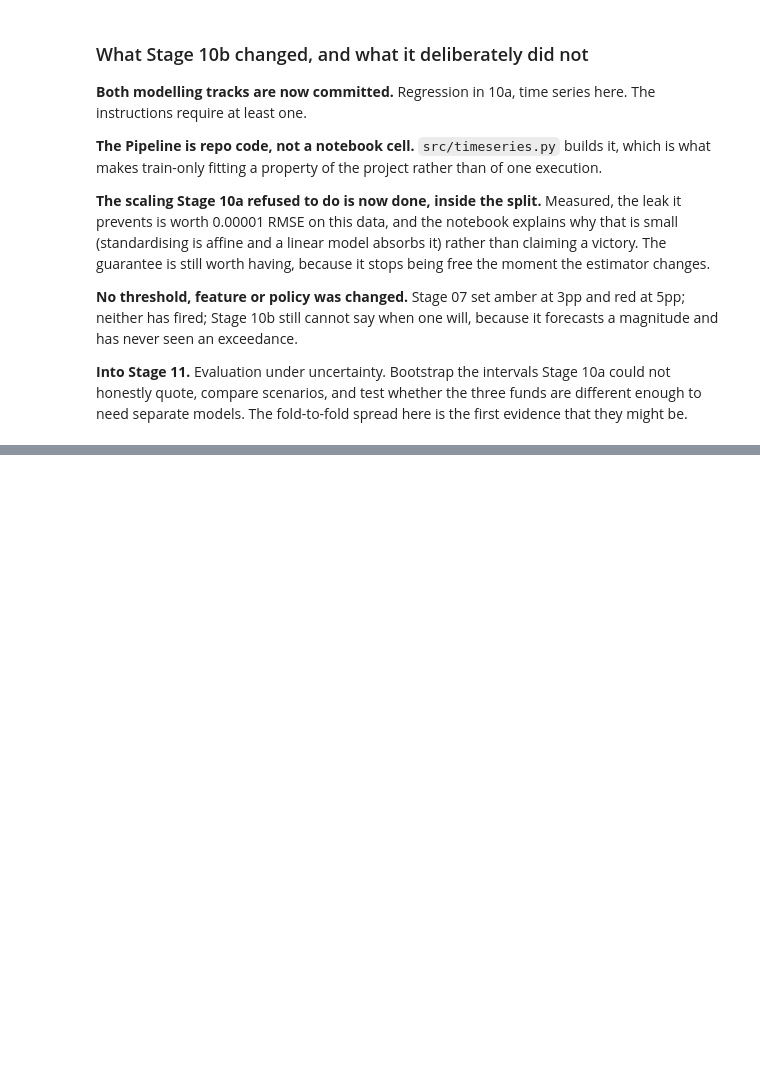
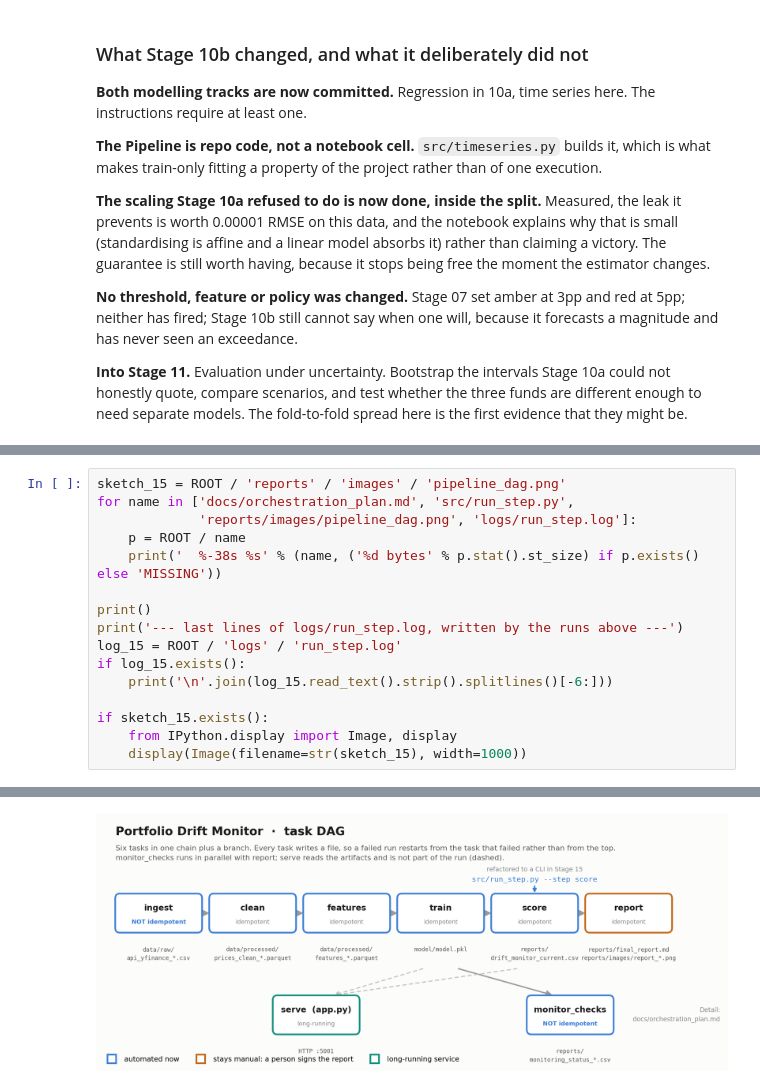
Before and after one commit to anna-cui/bootcamp_Anna_Cui, a Jupyter notebook: project/notebooks/project_pipeline.ipynb, the cells around one changed output, grey strips where cells are left out. Cells and saved outputs as stored; diff of their text form; blank space fills up the shorter version.

Commit message:
Stage 15 project: orchestration plan, run_step CLI, task DAG

```diff
--- a/project/notebooks/project_pipeline.ipynb
+++ b/project/notebooks/project_pipeline.ipynb
@@ -2352,0 +2585,17 @@ on-call operator to treat the first flag as a possible bug in the alerting.
+# %%
+sketch_15 = ROOT / 'reports' / 'images' / 'pipeline_dag.png'
+for name in ['docs/orchestration_plan.md', 'src/run_step.py',
+             'reports/images/pipeline_dag.png', 'logs/run_step.log']:
+    p = ROOT / name
+    print('  %-38s %s' % (name, ('%d bytes' % p.stat().st_size) if p.exists() else 'MISSING'))
+
+print()
+print('--- last lines of logs/run_step.log, written by the runs above ---')
+log_15 = ROOT / 'logs' / 'run_step.log'
+if log_15.exists():
+    print('\n'.join(log_15.read_text().strip().splitlines()[-6:]))
+
+if sketch_15.exists():
+    from IPython.display import Image, display
+    display(Image(filename=str(sketch_15), width=1000))
+# %% [output]
@@ -2352,0 +2614 @@ on-call operator to treat the first flag as a possible bug in the alerting.
+[figure, added]
```
Also changed, not shown: parts of 101 cells of this notebook, 6 other files.
